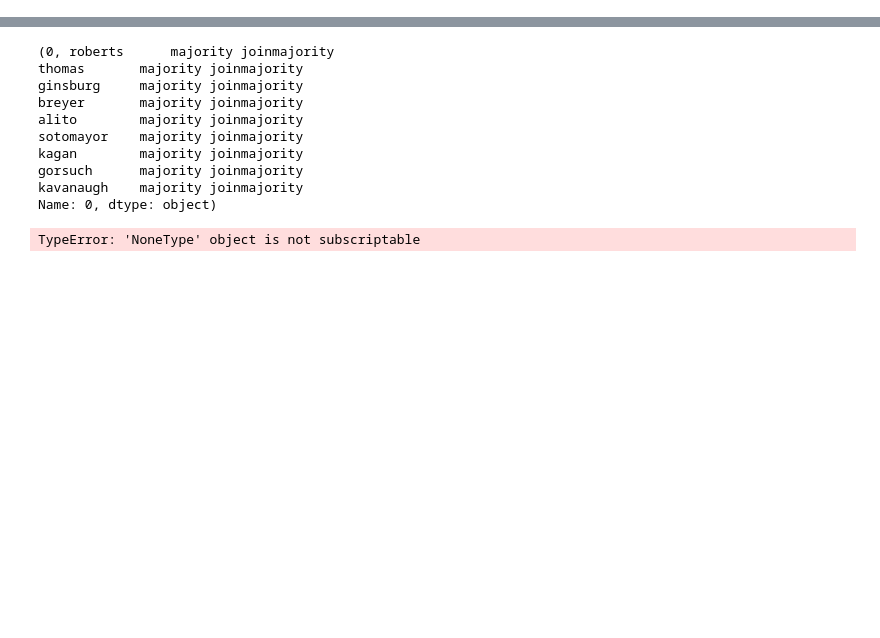
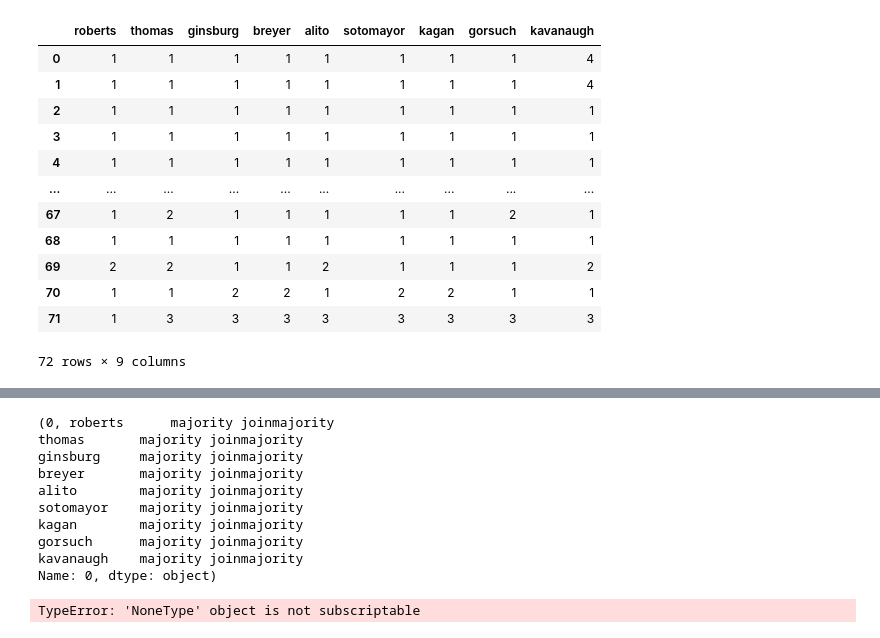
Before and after one commit to azdaly/SupremeCourtRepo, a Jupyter notebook: opinions/converting_raw_to_simpler.ipynb, the cells around one changed output, grey strips where cells are left out. Drawn from its saved outputs; the diff is of its cells as text; code cells hidden in the pictures; blank space fills up the shorter version.

Commit message:
Adding simplified parsed data

```diff
--- a/opinions/converting_raw_to_simpler.ipynb
+++ b/opinions/converting_raw_to_simpler.ipynb
@@ -5,0 +3,36 @@ test_df.index = list(range(test_df.shape[0]))
+# %%
+# Reading in the items to replace:
+replacing_dict = {}
+replacing_file = open('./full_opinion_list.txt', 'r')
+for each_line in replacing_file:
+    info_list = each_line.strip().split('\t')
+    replacing_dict[info_list[0]] = info_list[2]
+# %%
+# Reading in the files:
+years = ['1999', '2001', '2003', '2005', '2007',
+         '2009', '2011', '2013', '2015', '2017',
+         '2019', '2000', '2002', '2004', '2006',
+         '2008', '2010', '2012', '2014', '2016',
+         '2018']
+
+for eachYear in years:
+    temp_file = pd.read_excel('./parsed_wiki_data/%s.xlsx' % str(eachYear), index_col=0)
+    temp_file.index = list(range(temp_file.shape[0]))
+    temp_file.replace(replacing_dict, inplace=True)
+    temp_file.to_excel('./parsed_wiki_data_simpler/%s.xlsx' % str(eachYear))
+# %%
+temp_file
+# %% [output]
+|  | roberts | thomas | ginsburg | breyer | alito | sotomayor | kagan | gorsuch | kavanaugh |
+| 0 | 1 | 1 | 1 | 1 | 1 | 1 | 1 | 1 | 4 |
+| 1 | 1 | 1 | 1 | 1 | 1 | 1 | 1 | 1 | 4 |
+| 2 | 1 | 1 | 1 | 1 | 1 | 1 | 1 | 1 | 1 |
+| 3 | 1 | 1 | 1 | 1 | 1 | 1 | 1 | 1 | 1 |
+| 4 | 1 | 1 | 1 | 1 | 1 | 1 | 1 | 1 | 1 |
+| ... | ... | ... | ... | ... | ... | ... | ... | ... | ... |
+| 67 | 1 | 2 | 1 | 1 | 1 | 1 | 1 | 2 | 1 |
+| 68 | 1 | 1 | 1 | 1 | 1 | 1 | 1 | 1 | 1 |
+| 69 | 2 | 2 | 1 | 1 | 2 | 1 | 1 | 1 | 2 |
+| 70 | 1 | 1 | 2 | 2 | 1 | 2 | 2 | 1 | 1 |
+| 71 | 1 | 3 | 3 | 3 | 3 | 3 | 3 | 3 | 3 |
+72 rows × 9 columns
```
Also changed, not shown: parts of 2 cells of this notebook, 24 other files.
